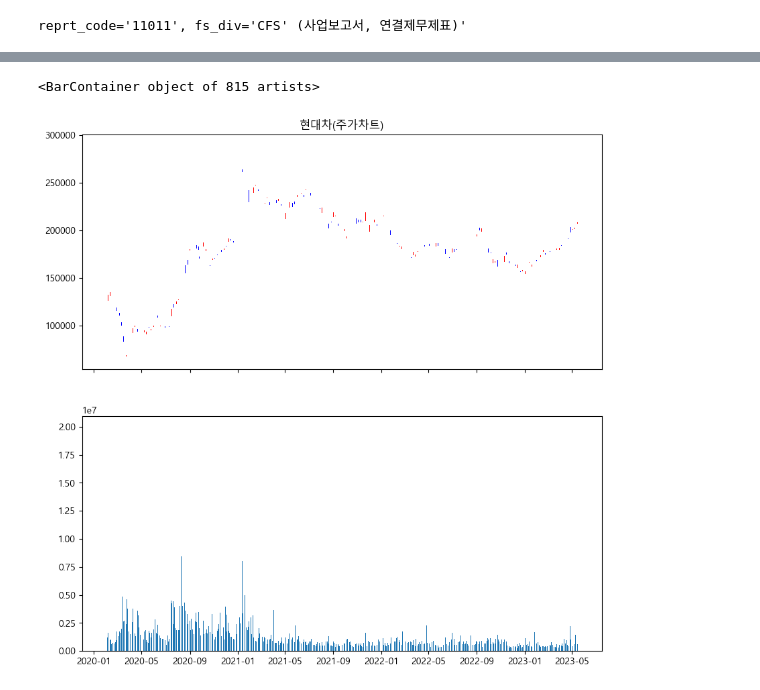
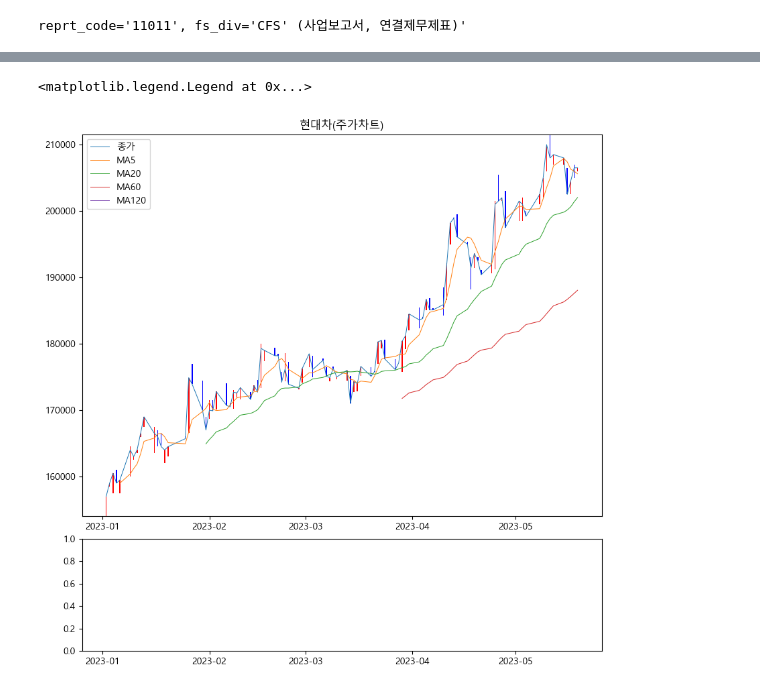
Before and after one commit to chickchop/algo_trader, a Jupyter notebook: algo/test.ipynb, the cells around one changed output, grey strips where cells are left out. Saved outputs shown, nothing was run; the diff lists cells and outputs as text; code cells hidden in the pictures.

```diff
--- a/algo/test.ipynb
+++ b/algo/test.ipynb
@@ -35,7 +35,7 @@ corp_nm = "현대차"
 corp_code = df_krx[df_krx["Name"] == corp_nm]["Code"]
 corp_code = corp_code.iloc[0]
 # %%
-stock_df = fdr.DataReader(symbol=corp_code, start=datetime(2020,1,1))
+stock_df = fdr.DataReader(symbol=corp_code, start=datetime(2023,1,1))
 # %%
 import OpenDartReader
 api_key = "c3d9a5fef22af5e566ddf1bf10e8c27ca46d0b15"
@@ -131,7 +126,6 @@ stock_df['bandwidth'] = (stock_df["upper"] - stock_df['lower']) / (stock_df["ma2
 stock_df['ma5'] = stock_df['Close'].rolling(window=5).mean() # 60일 이동평균
 stock_df['ma60'] = stock_df['Close'].rolling(window=60).mean() # 60일 이동평균
 stock_df['ma120'] = stock_df['Close'].rolling(window=120).mean() # 120일 이동평균
-
 
 
 # 10일(거래일 기준으로 2주 동안) 기준의 현금흐름지표를 구하는 코드
@@ -150,5 +144,3 @@ for i in range(len(stock_df['Close'])-1):
 
 stock_df['MFR'] = stock_df['PMF'].rolling(window=10).sum()/stock_df['NMF'].rolling(window=10).sum()
 stock_df['MFI10'] = 100 - 100/(1+stock_df['MFR'])
-stock_df = stock_df[19:] # 20일 이동평균을 구했기 때문에 20번째 행부터 값이 들어가 있음
-stock_df
@@ -203,21 +183,29 @@ mpf.plot(
 # %%
 width = .3
 width2 = .03
 
-fig, axes = plt.subplots(nrows=2, ncols=1, figsize=(10, 10), sharex=True)
 
-axes[0].bar(up.index, up["Close"]-up["Open"], width, bottom=up["Open"], color="red")
-axes[0].bar(up.index, up["High"]-up["Close"], width2, bottom=up["Close"], color="red")
-axes[0].bar(up.index, up["Low"]-up["Open"], width2, bottom=up["Open"], color="red")
+fig = plt.figure(figsize=(10,10))
+axes =  plt.subplot2grid((4,4), (0,0), rowspan=3, colspan=4)
+bottom_axes = plt.subplot2grid((4,4), (3,0), rowspan=1, colspan=4, sharex=axes)
+bottom_axes.get_yaxis().get_major_formatter().set_scientific(False)
+axes.bar(up.index, up["Close"]-up["Open"], width, bottom=up["Open"], color="red")
+axes.bar(up.index, up["High"]-up["Close"], width2, bottom=up["Close"], color="red")
+axes.bar(up.index, up["Low"]-up["Open"], width2, bottom=up["Open"], color="red")
 
 # Plotting down prices of the stock
-axes[0].bar(down.index, down["Close"]-down["Open"], width, bottom=down["Open"], color="blue")
-axes[0].bar(down.index, down["High"]-down["Close"], width2, bottom=down["Close"], color="blue")
-axes[0].bar(down.index, down["Low"]-down["Open"], width2, bottom=down["Open"], color="blue")
+axes.bar(down.index, down["Close"]-down["Open"], width, bottom=down["Open"], color="blue")
+axes.bar(down.index, down["High"]-down["Close"], width2, bottom=down["Close"], color="blue")
+axes.bar(down.index, down["Low"]-down["Open"], width2, bottom=down["Open"], color="blue")
 
-axes[0].set_title(f'{corp_nm}(주가차트)')
+axes.plot(stock_df.index, stock_df['Close'], label='종가', linewidth=0.7)
+axes.plot(stock_df.index, stock_df['ma5'], label='MA5', linewidth=0.7)
+axes.plot(stock_df.index, stock_df['ma20'], label='MA20', linewidth=0.7)
+axes.plot(stock_df.index, stock_df['ma60'], label='MA60', linewidth=0.7)
+axes.plot(stock_df.index, stock_df['ma120'], label='MA120', linewidth=0.7)
 
-axes[1].bar(stock_df.index, stock_df['Volume'], label='거래량')
+axes.set_title(f'{corp_nm}(주가차트)')
+axes.legend(loc='best')
 # %% [output]
-<BarContainer object of 815 artists>
+<matplotlib.legend.Legend at 0x...>
-[figure, old version]
+[figure, new version]
```
Also changed, not shown: parts of 12 cells of this notebook, 4 other files.
